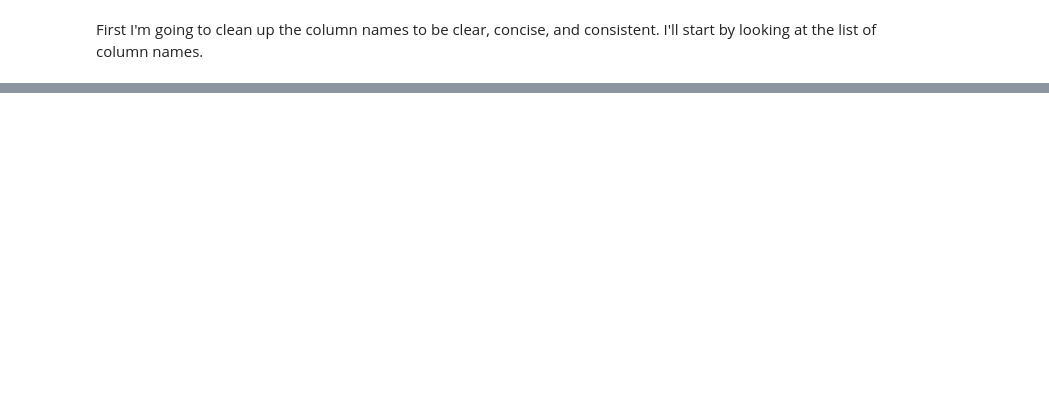
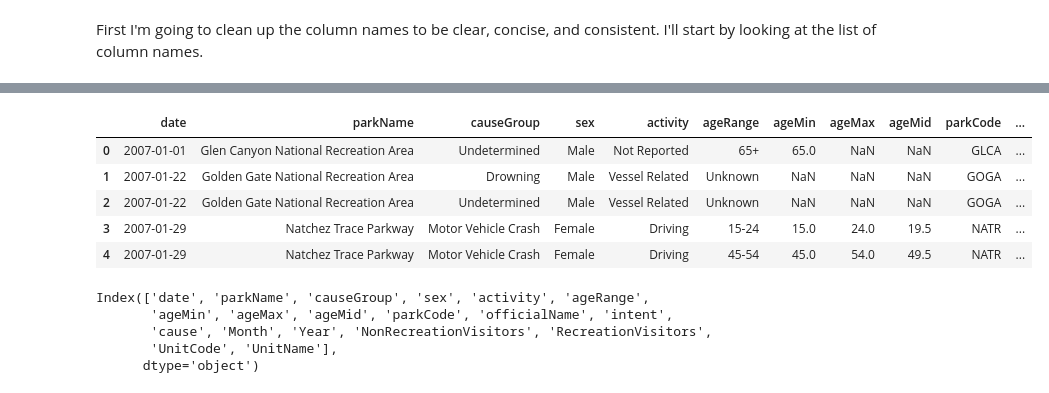
Before and after one commit to jeccalong/NPS_mini_project, a Jupyter notebook: Notebooks/NPS_mini_project.ipynb, the cells around one changed output, grey strips where cells are left out. Drawn from its saved outputs; the diff is of its cells as text; code cells hidden in the pictures; blank space fills up the shorter version.

```diff
--- a/Notebooks/NPS_mini_project.ipynb
+++ b/Notebooks/NPS_mini_project.ipynb
@@ -1817,7 +1817,7 @@ df_with_visits["UnitCode"] = df_with_visits["UnitCode"].fillna(df_with_visits["U
 df_with_visits["UnitName"] = df_with_visits["UnitName"].fillna(df_with_visits["UnitName_corr"])
 
 # 3) drop helper columns
-df_with_visits = df_with_visits.drop(columns=["Park Name", "UnitCode_corr", "UnitName_corr"])
+df_with_visits = df_with_visits.drop(columns=["UnitCode_corr", "UnitName_corr", "Park Name_corr"])
 
 df_with_visits.head()
 # %% [output]
@@ -1960,0 +1975,32 @@ df_with_visit_codes.isna().sum()
+# %%
+# merge in extra matches from gpt_code_matches, using parkCode as the key
+df_with_visits = df_with_visits.merge(
+    all_visits_df[["UnitCode", "Month", "Year", "NonRecreationVisitors", "RecreationVisitors"]],
+    how="left",
+    on=["UnitCode", "Month", "Year"],
+    suffixes=("", "_visit")
+)
+
+# fill only where you were missing values
+df_with_visits["NonRecreationVisitors"] = df_with_visits["NonRecreationVisitors"].fillna(df_with_visits["NonRecreationVisitors_visit"])
+df_with_visits["RecreationVisitors"] = df_with_visits["RecreationVisitors"].fillna(df_with_visits["RecreationVisitors_visit"])
+
+# drop helper cols
+df_with_visits = df_with_visits.drop(columns=["NonRecreationVisitors_visit", "RecreationVisitors_visit"])
+
+df_with_visits.head()
+# %% [output]
+|  | date | parkName | causeGroup | sex | activity | ageRange | ageMin | ageMax | ageMid | parkCode | ... |
+| 0 | 2007-01-01 | Glen Canyon National Recreation Area | Undetermined | Male | Not Reported | 65+ | 65.0 | NaN | NaN | GLCA | ... |
+| 1 | 2007-01-22 | Golden Gate National Recreation Area | Drowning | Male | Vessel Related | Unknown | NaN | NaN | NaN | GOGA | ... |
+| 2 | 2007-01-22 | Golden Gate National Recreation Area | Undetermined | Male | Vessel Related | Unknown | NaN | NaN | NaN | GOGA | ... |
+| 3 | 2007-01-29 | Natchez Trace Parkway | Motor Vehicle Crash | Female | Driving | 15-24 | 15.0 | 24.0 | 19.5 | NATR | ... |
+| 4 | 2007-01-29 | Natchez Trace Parkway | Motor Vehicle Crash | Female | Driving | 45-54 | 45.0 | 54.0 | 49.5 | NATR | ... |
+# %%
+df_with_visits.columns
+# %% [output]
+Index(['date', 'parkName', 'causeGroup', 'sex', 'activity', 'ageRange',
+       'ageMin', 'ageMax', 'ageMid', 'parkCode', 'officialName', 'intent',
+       'cause', 'Month', 'Year', 'NonRecreationVisitors', 'RecreationVisitors',
+       'UnitCode', 'UnitName'],
+      dtype='object')
```
Also changed, not shown: parts of 20 cells of this notebook.
